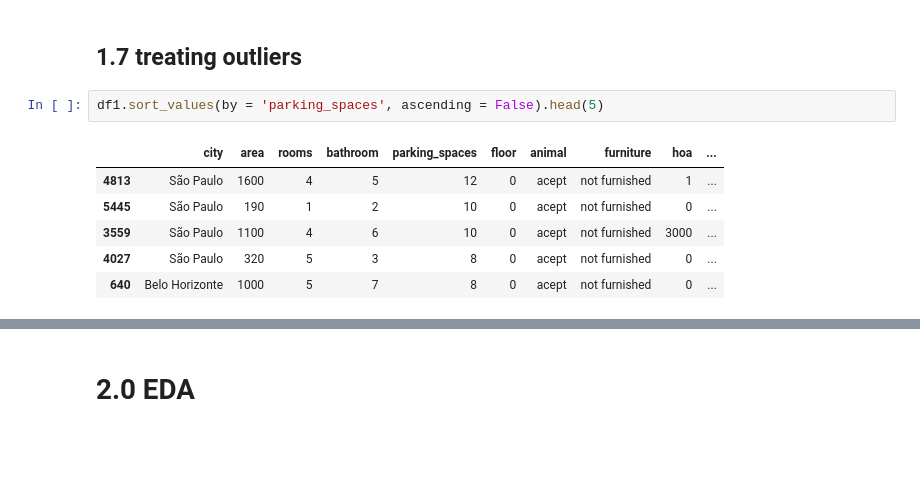
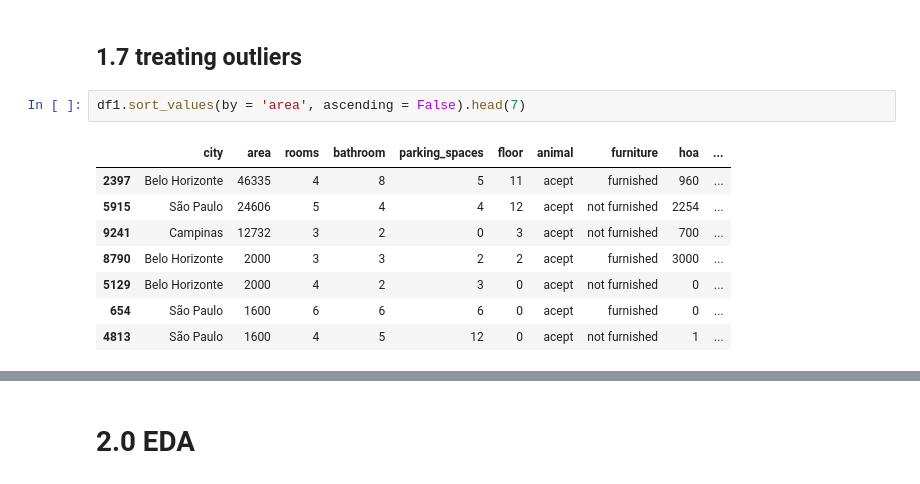
Before and after one commit to math-prog/house_predict, a Jupyter notebook: notebooks/1.0.mso.house_predict.ipynb, the cells around one changed output, grey strips where cells are left out. Cells and saved outputs as stored; diff of their text form; blank space fills up the shorter version.

```diff
--- a/notebooks/1.0.mso.house_predict.ipynb
+++ b/notebooks/1.0.mso.house_predict.ipynb
@@ -243,12 +231,14 @@ dtype: int64
 # %% [markdown]
 ## 1.7 treating outliers
 # %%
-df1.sort_values(by = 'parking_spaces', ascending = False).head(5)
+df1.sort_values(by = 'area', ascending = False).head(7)
 # %% [output]
 |  | city | area | rooms | bathroom | parking_spaces | floor | animal | furniture | hoa | ... |
+| 2397 | Belo Horizonte | 46335 | 4 | 8 | 5 | 11 | acept | furnished | 960 | ... |
+| 5915 | São Paulo | 24606 | 5 | 4 | 4 | 12 | acept | not furnished | 2254 | ... |
+| 9241 | Campinas | 12732 | 3 | 2 | 0 | 3 | acept | not furnished | 700 | ... |
+| 8790 | Belo Horizonte | 2000 | 3 | 3 | 2 | 2 | acept | furnished | 3000 | ... |
+| 5129 | Belo Horizonte | 2000 | 4 | 2 | 3 | 0 | acept | not furnished | 0 | ... |
+| 654 | São Paulo | 1600 | 6 | 6 | 6 | 0 | acept | furnished | 0 | ... |
 | 4813 | São Paulo | 1600 | 4 | 5 | 12 | 0 | acept | not furnished | 1 | ... |
-| 5445 | São Paulo | 190 | 1 | 2 | 10 | 0 | acept | not furnished | 0 | ... |
-| 3559 | São Paulo | 1100 | 4 | 6 | 10 | 0 | acept | not furnished | 3000 | ... |
-| 4027 | São Paulo | 320 | 5 | 3 | 8 | 0 | acept | not furnished | 0 | ... |
-| 640 | Belo Horizonte | 1000 | 5 | 7 | 8 | 0 | acept | not furnished | 0 | ... |
 # %%
```
Also changed, not shown: parts of 10 cells of this notebook.
